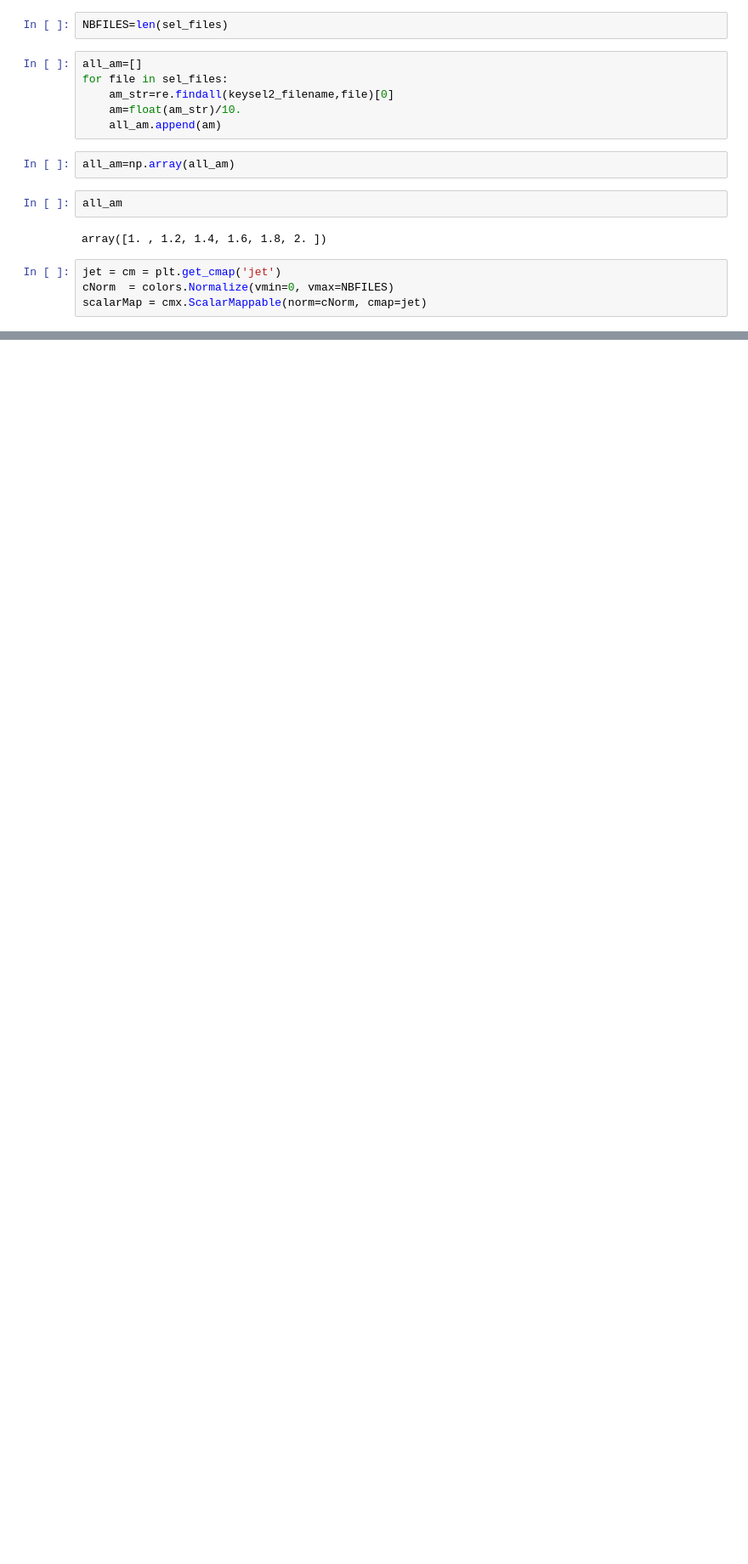
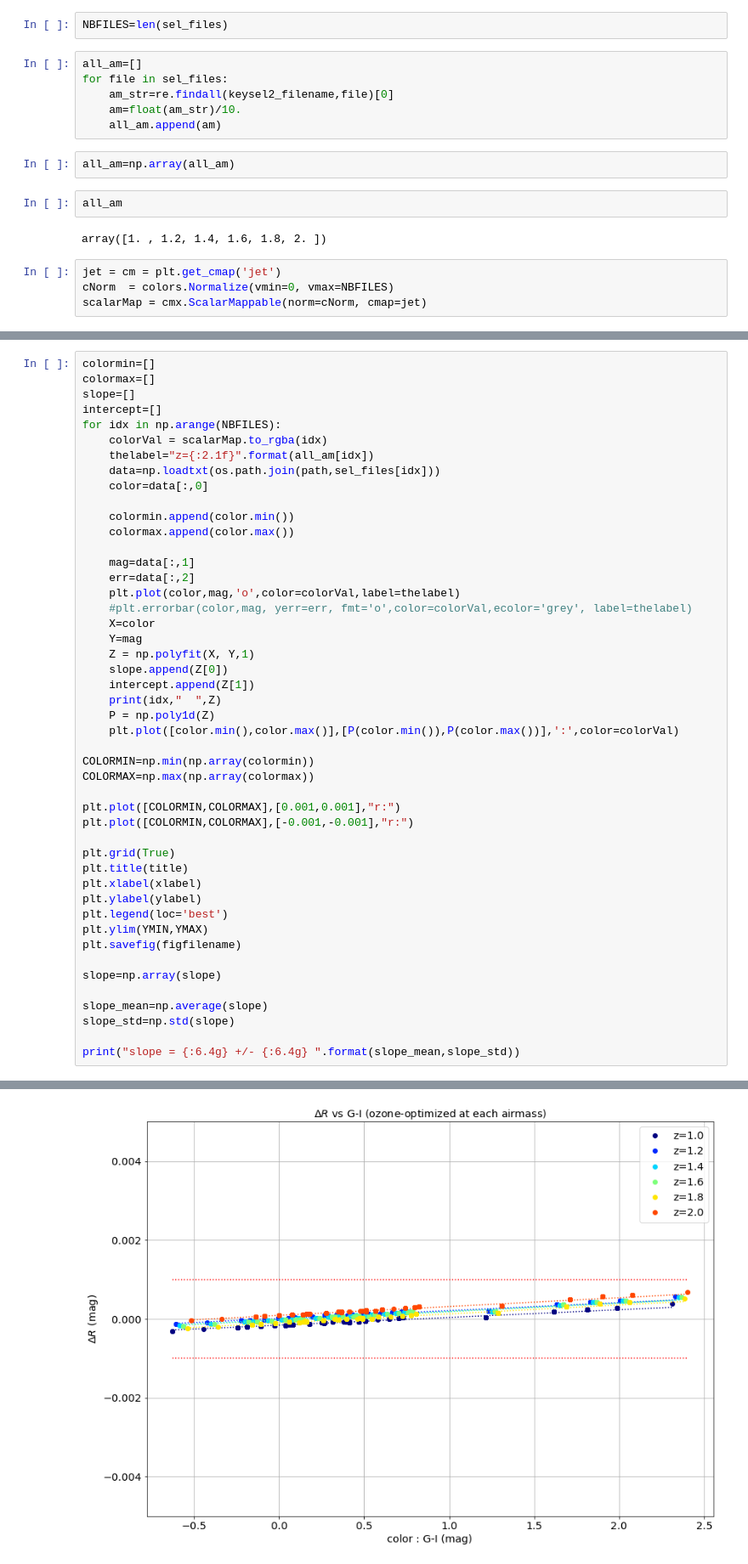
Before and after one commit to LSSTDESC/ModtranLibRadTranComp, a Jupyter notebook: PlotDeltaMagvsGmI.ipynb, the cells around one changed output, grey strips where cells are left out. Shown at 85% size. Drawn from its saved outputs; the diff is of its cells as text; blank space fills up the shorter version.

```diff
--- a/PlotDeltaMagvsGmI.ipynb
+++ b/PlotDeltaMagvsGmI.ipynb
@@ -202,0 +210,48 @@ COLORMAX
+# %%
+colormin=[]
+colormax=[]
+slope=[]
+intercept=[]
+for idx in np.arange(NBFILES):
+    colorVal = scalarMap.to_rgba(idx)
+    thelabel="z={:2.1f}".format(all_am[idx])
+    data=np.loadtxt(os.path.join(path,sel_files[idx]))
+    color=data[:,0]
+
+    colormin.append(color.min())
+    colormax.append(color.max())
+
+    mag=data[:,1]
+    err=data[:,2]
+    plt.plot(color,mag,'o',color=colorVal,label=thelabel)
+    #plt.errorbar(color,mag, yerr=err, fmt='o',color=colorVal,ecolor='grey', label=thelabel)
+    X=color
+    Y=mag
+    Z = np.polyfit(X, Y,1)
+    slope.append(Z[0])
+    intercept.append(Z[1])
+    print(idx,"  ",Z)
+    P = np.poly1d(Z)
+    plt.plot([color.min(),color.max()],[P(color.min()),P(color.max())],':',color=colorVal)
+
+COLORMIN=np.min(np.array(colormin))
+COLORMAX=np.max(np.array(colormax))
+
+plt.plot([COLORMIN,COLORMAX],[0.001,0.001],"r:")
+plt.plot([COLORMIN,COLORMAX],[-0.001,-0.001],"r:")
+
+plt.grid(True)
+plt.title(title)
+plt.xlabel(xlabel)
+plt.ylabel(ylabel)
+plt.legend(loc='best')
+plt.ylim(YMIN,YMAX)
+plt.savefig(figfilename)
+
+slope=np.array(slope)
+
+slope_mean=np.average(slope)
+slope_std=np.std(slope)
+
+print("slope = {:6.4g} +/- {:6.4g} ".format(slope_mean,slope_std))
+# %% [output]
@@ -202,0 +265 @@ COLORMAX
+[figure, added]
```
Also changed, not shown: parts of 14 cells of this notebook, 2 other files.
